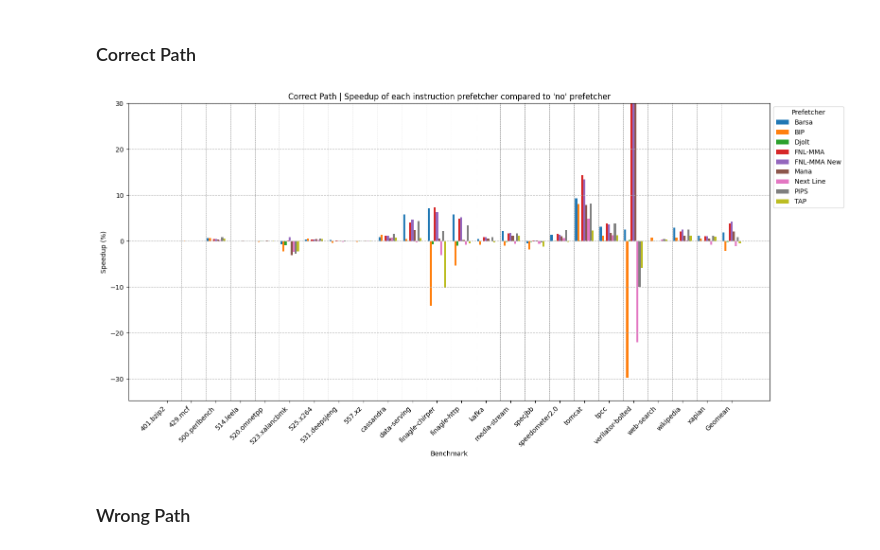
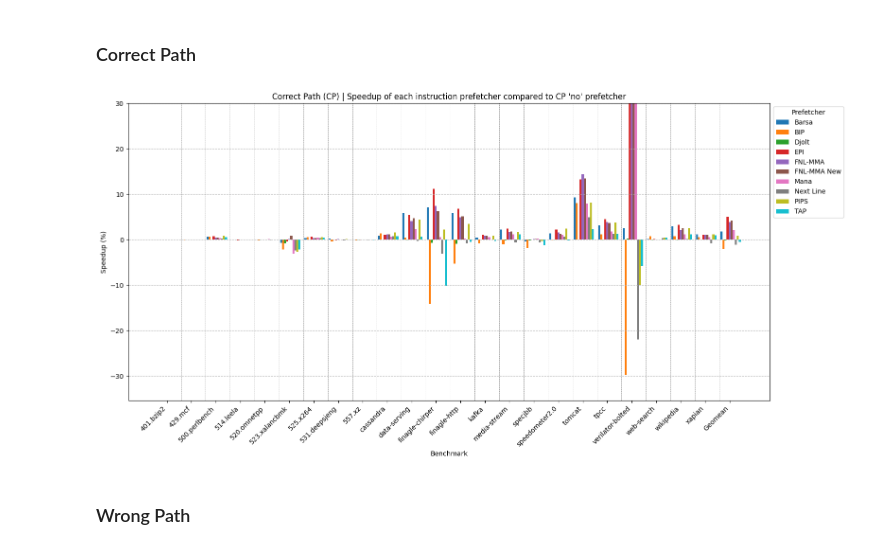
Before and after one commit to joshualmashburn/ChampSim, a Jupyter notebook: analysis.ipynb, the cells around one changed output. Drawn from its saved outputs; the diff is of its cells as text; code cells hidden in the pictures.

```diff
--- a/analysis.ipynb
+++ b/analysis.ipynb
@@ -67,6 +67,7 @@ df_cp_no = group_by_prefetcher(cp_ipc_df, "l1i-no")
 df_cp_barsa = group_by_prefetcher(cp_ipc_df, "l1i-barsa")
 df_cp_bip = group_by_prefetcher(cp_ipc_df, "l1i-bip")
 df_cp_djolt = group_by_prefetcher(cp_ipc_df, "l1i-djolt")
+df_cp_epi = group_by_prefetcher(cp_ipc_df, "l1i-epi")
 df_cp_fnlmma = group_by_prefetcher(cp_ipc_df, "l1i-fnlmma")
 df_cp_fnlmma_new = group_by_prefetcher(cp_ipc_df, "l1i-fnlmma_new")
 df_cp_mana = group_by_prefetcher(cp_ipc_df, "l1i-mana")
@@ -77,60 +78,67 @@ df_cp_tap = group_by_prefetcher(cp_ipc_df, "l1i-tap")
 df_cp_barsa = calculate_speedup(df_cp_barsa, df_cp_no)
 df_cp_bip = calculate_speedup(df_cp_bip, df_cp_no)
 df_cp_djolt = calculate_speedup(df_cp_djolt, df_cp_no)
+df_cp_epi = calculate_speedup(df_cp_epi, df_cp_no)
 df_cp_fnlmma = calculate_speedup(df_cp_fnlmma, df_cp_no)
 df_cp_fnlmma_new = calculate_speedup(df_cp_fnlmma_new, df_cp_no)
 df_cp_mana = calculate_speedup(df_cp_mana, df_cp_no)
 df_cp_next_line = calculate_speedup(df_cp_next_line, df_cp_no)
 df_cp_pips = calculate_speedup(df_cp_pips, df_cp_no)
 df_cp_tap = calculate_speedup(df_cp_tap, df_cp_no)
 
 # Bar width
 bar_width = 0.1
 gap = 0.2
 
 # Positions of the bars on the x-axis
-r1 = [x * (1 + gap) for x in range(len(df_cp_no))]
-r2 = [x + bar_width for x in r1]
-r3 = [x + bar_width for x in r2]
-r4 = [x + bar_width for x in r3]
-r5 = [x + bar_width for x in r4]
-r6 = [x + bar_width for x in r5]
-r7 = [x + bar_width for x in r6]
-r8 = [x + bar_width for x in r7]
-r9 = [x + bar_width for x in r8]
+r_barsa = [x * (1 + gap) for x in range(len(df_cp_no))]
+r_bip = [x + bar_width for x in r_barsa]
+r_djolt = [x + bar_width for x in r_bip]
+r_epi = [x + bar_width for x in r_djolt]
+r_fnl_mma = [x + bar_width for x in r_epi]
+r_fnl_mma_new = [x + bar_width for x in r_fnl_mma]
+r_mana = [x + bar_width for x in r_fnl_mma_new]
+r_next_line = [x + bar_width for x in r_mana]
+r_pips = [x + bar_width for x in r_next_line]
+r_tap = [x + bar_width for x in r_pips]
 
 # Create the bars
 plt.figure(figsize=(16, 8))
-plt.bar(r1, df_cp_barsa["Speedup"], width=bar_width, label="Barsa")
-plt.bar(r2, df_cp_bip["Speedup"], width=bar_width, label="BIP")
-plt.bar(r3, df_cp_djolt["Speedup"], width=bar_width, label="Djolt")
-plt.bar(r4, df_cp_fnlmma["Speedup"], width=bar_width, label="FNL-MMA")
-plt.bar(r5, df_cp_fnlmma_new["Speedup"], width=bar_width, label="FNL-MMA New")
-plt.bar(r6, df_cp_mana["Speedup"], width=bar_width, label="Mana")
-plt.bar(r7, df_cp_next_line["Speedup"], width=bar_width, label="Next Line")
-plt.bar(r8, df_cp_pips["Speedup"], width=bar_width, label="PIPS")
-plt.bar(r9, df_cp_tap["Speedup"], width=bar_width, label="TAP")
+plt.bar(r_barsa, df_cp_barsa["Speedup"], width=bar_width, label="Barsa")
+plt.bar(r_bip, df_cp_bip["Speedup"], width=bar_width, label="BIP")
+plt.bar(r_djolt, df_cp_djolt["Speedup"], width=bar_width, label="Djolt")
+plt.bar(r_epi, df_cp_epi["Speedup"], width=bar_width, label="EPI")
+plt.bar(r_fnl_mma, df_cp_fnlmma["Speedup"], width=bar_width, label="FNL-MMA")
+plt.bar(r_fnl_mma_new, df_cp_fnlmma_new["Speedup"], width=bar_width, label="FNL-MMA New")
+plt.bar(r_mana, df_cp_mana["Speedup"], width=bar_width, label="Mana")
+plt.bar(r_next_line, df_cp_next_line["Speedup"], width=bar_width, label="Next Line")
+plt.bar(r_pips, df_cp_pips["Speedup"], width=bar_width, label="PIPS")
+plt.bar(r_tap, df_cp_tap["Speedup"], width=bar_width, label="TAP")
 
 # Add shorter vertical dashed lines between each group
 for i in range(1, len(df_cp_barsa)):
-    plt.axvline(x=(r1[i] - gap / 2), color="gray", linestyle="--", linewidth=0.5)
+    plt.axvline(x=(r_barsa[i] - gap / 2), color="gray", linestyle="--", linewidth=0.5)
 
 
 # Add labels and title
 plt.grid(axis="y", linestyle="--")
 plt.xticks(
-    [r + 4 * bar_width for r in r1], df_cp_barsa["Benchmark"], rotation=45, ha="right"
+    [r + 4 * bar_width for r in r_barsa], df_cp_barsa["Benchmark"], rotation=45, ha="right"
 )
 plt.xlabel("Benchmark")
 plt.ylabel("Speedup (%)")
 plt.ylim(top=30)
 plt.legend(title="Prefetcher", bbox_to_anchor=(1, 1), loc="upper left")
 plt.title(
-    "Correct Path | Speedup of each instruction prefetcher compared to 'no' prefetcher"
+    "Correct Path (CP) | Speedup of each instruction prefetcher compared to CP 'no' prefetcher"
 )
 plt.tight_layout()
+
+# Save the plot
+# plt.savefig("l1i_cp_speedup.svg", format="svg", dpi=1200)
+
 plt.show()
 # %% [output]
-[figure, old version]
+[figure, new version]
 # %% [markdown]
 ### Wrong Path
```
Also changed, not shown: parts of 11 cells of this notebook.
